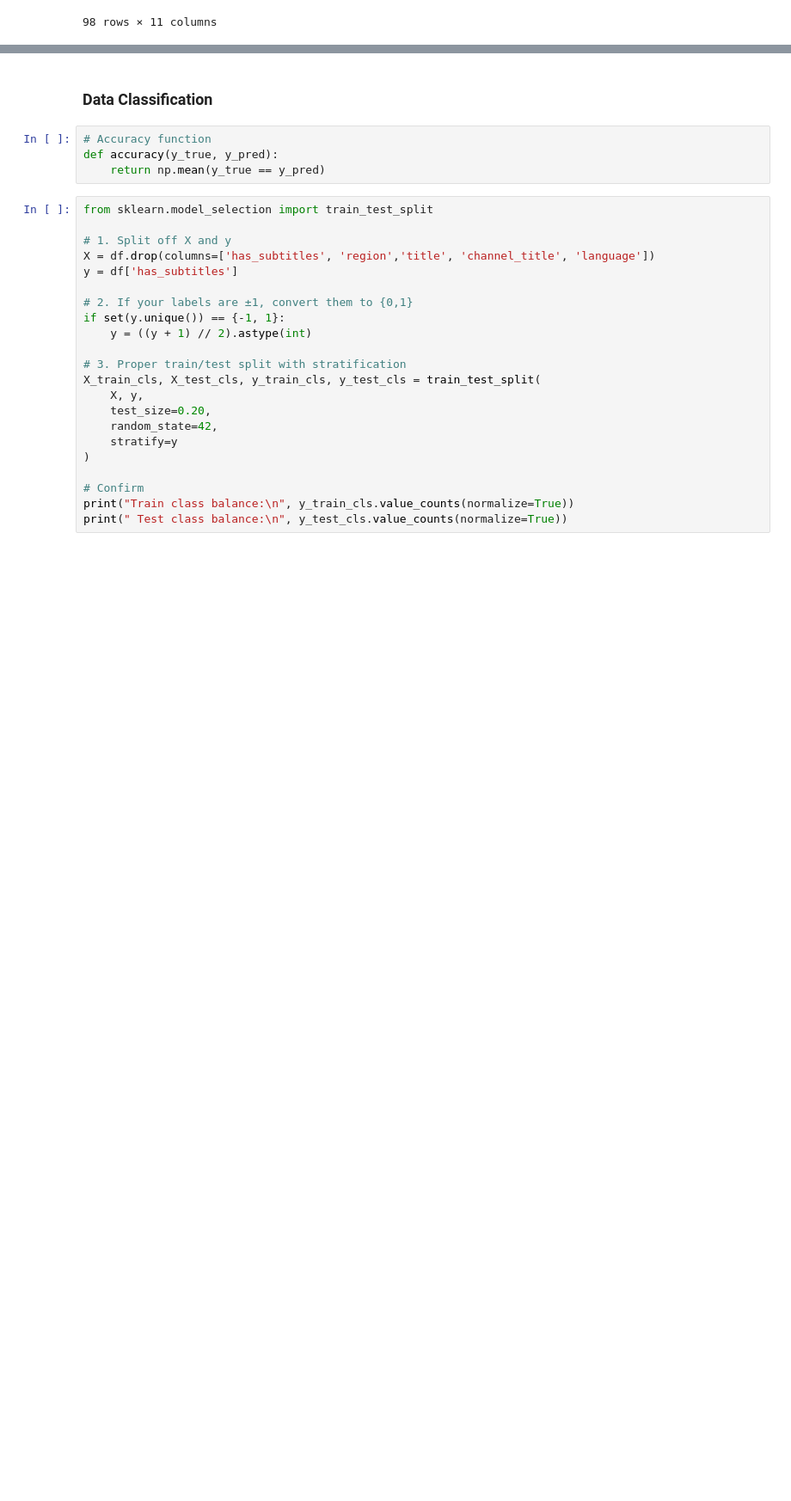
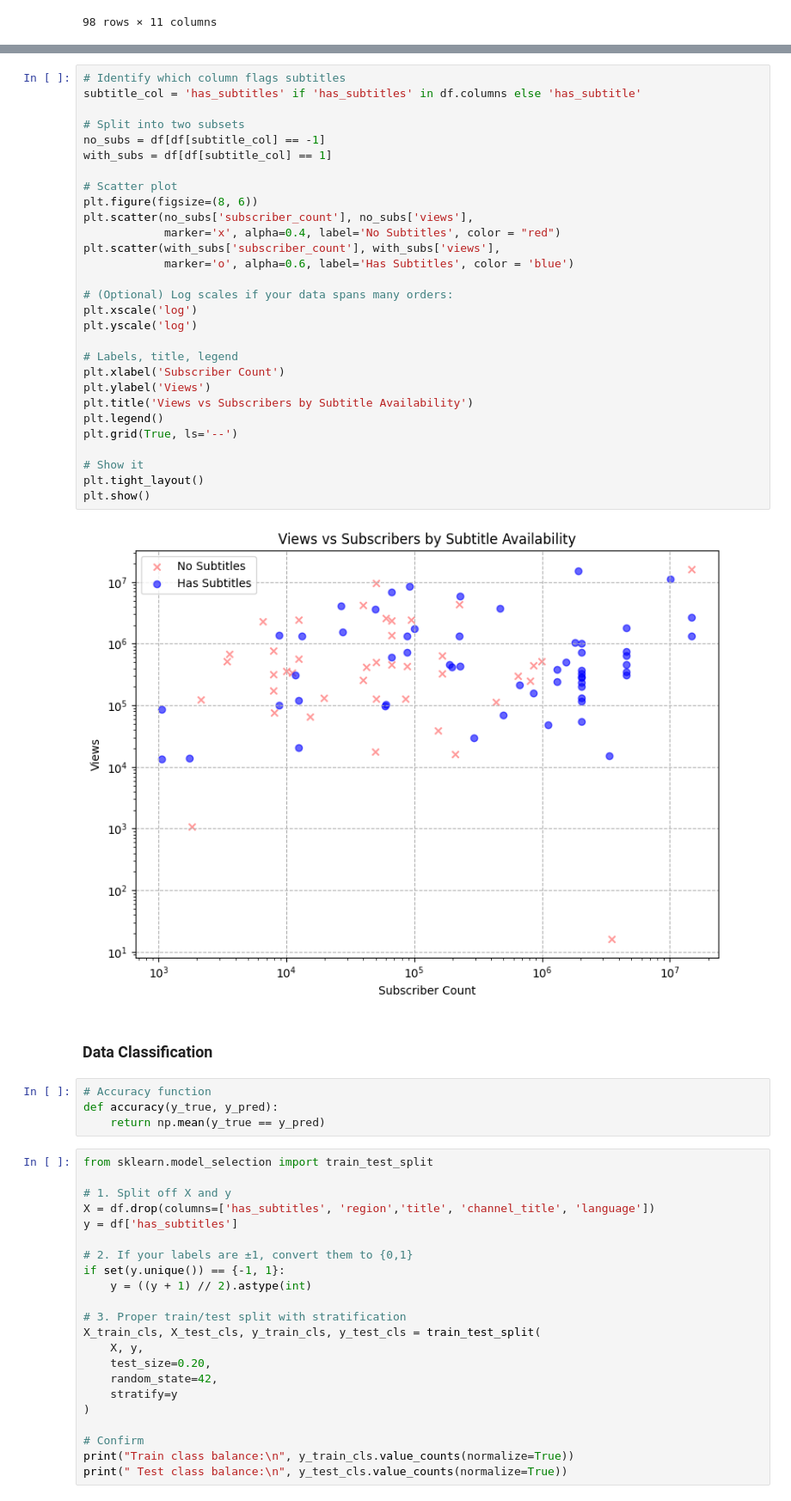
Before and after one commit to thdnhng07/Vinuni, a Jupyter notebook: Intro to DS/Final/Final_DS.ipynb, the cells around one changed output, grey strips where cells are left out. Shown: that part at 86% size. Cells and saved outputs as stored; diff of their text form; blank space fills up the shorter version.

```diff
--- a/Intro to DS/Final/Final_DS.ipynb
+++ b/Intro to DS/Final/Final_DS.ipynb
@@ -89,3 +137,34 @@ df
+# %%
+# Identify which column flags subtitles
+subtitle_col = 'has_subtitles' if 'has_subtitles' in df.columns else 'has_subtitle'
+
+# Split into two subsets
+no_subs = df[df[subtitle_col] == -1]
+with_subs = df[df[subtitle_col] == 1]
+
+# Scatter plot
+plt.figure(figsize=(8, 6))
+plt.scatter(no_subs['subscriber_count'], no_subs['views'],
+            marker='x', alpha=0.4, label='No Subtitles', color = "red")
+plt.scatter(with_subs['subscriber_count'], with_subs['views'],
+            marker='o', alpha=0.6, label='Has Subtitles', color = 'blue')
+
+# (Optional) Log scales if your data spans many orders:
+plt.xscale('log')
+plt.yscale('log')
+
+# Labels, title, legend
+plt.xlabel('Subscriber Count')
+plt.ylabel('Views')
+plt.title('Views vs Subscribers by Subtitle Availability')
+plt.legend()
+plt.grid(True, ls='--')
+
+# Show it
+plt.tight_layout()
+plt.show()
+# %% [output]
+[figure, added]
 # %% [markdown]
 ### Data Classification
 # %%
```
Also changed, not shown: parts of 23 cells of this notebook.
